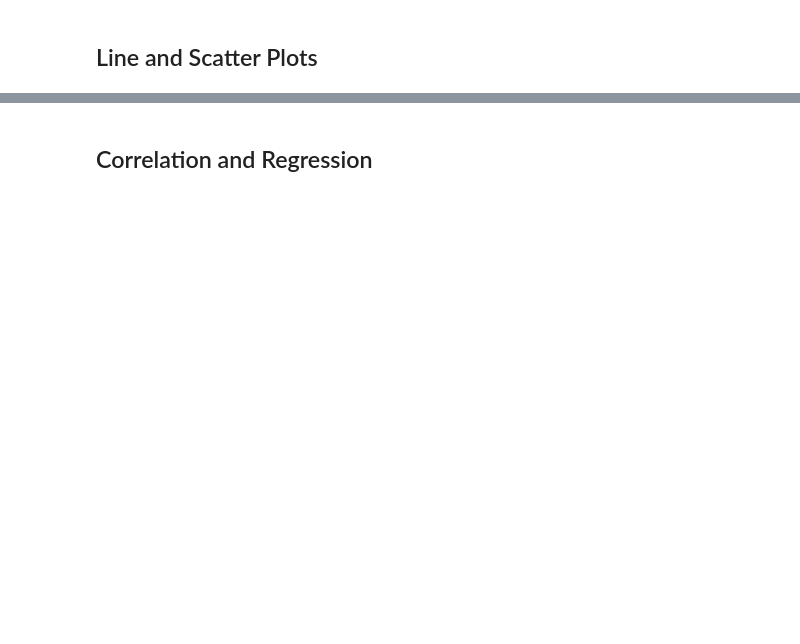
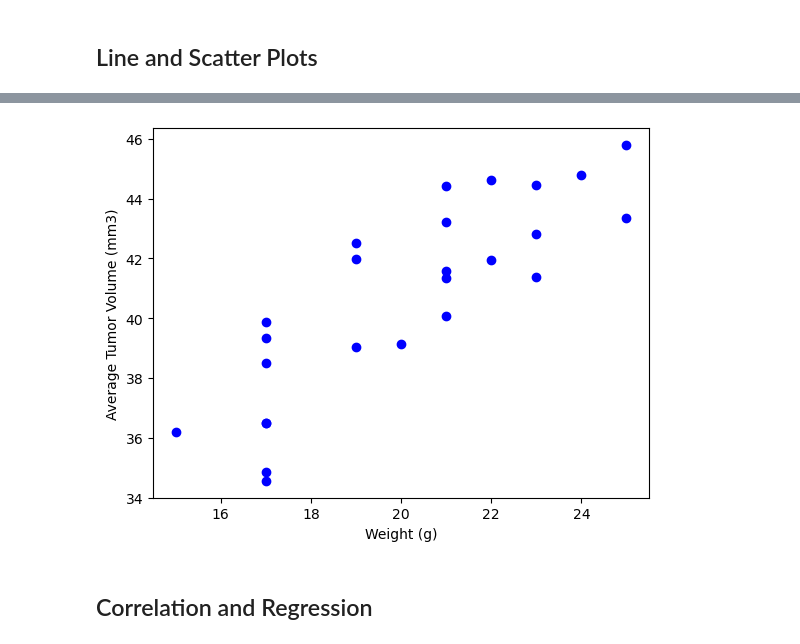
Before and after one commit to lrussell834/Technical-Report-of-Capomulin-Clinical-Study, a Jupyter notebook: Starter_Code/Pymaceuticals/pymaceuticals_technical_report_and_analysis.ipynb, the cells around one changed output, grey strips where cells are left out. Drawn from its saved outputs; the diff is of its cells as text; code cells hidden in the pictures; blank space fills up the shorter version.

```diff
--- a/Starter_Code/Pymaceuticals/pymaceuticals_technical_report_and_analysis.ipynb
+++ b/Starter_Code/Pymaceuticals/pymaceuticals_technical_report_and_analysis.ipynb
@@ -235,3 +272,15 @@ plt.show()
+# %%
+# Generate a scatter plot of average tumor volume vs. mouse weight for the Capomulin regimen
+capomulin_df = final_mouse_df.loc[final_mouse_df['Drug Regimen'] == 'Capomulin']
+capomulin_df = capomulin_df.groupby(['Mouse ID']).mean()
+tumor_mean = capomulin_df['Tumor Volume (mm3)']
+weight = capomulin_df['Weight (g)']
+plt.scatter(weight, tumor_mean, marker="o", facecolors="blue")
+plt.xlabel("Weight (g)")
+plt.ylabel("Average Tumor Volume (mm3)")
+plt.show()
+# %% [output]
+[figure, added]
 # %% [markdown]
 ## Correlation and Regression
 # %%
```
Also changed, not shown: parts of 11 cells of this notebook.
